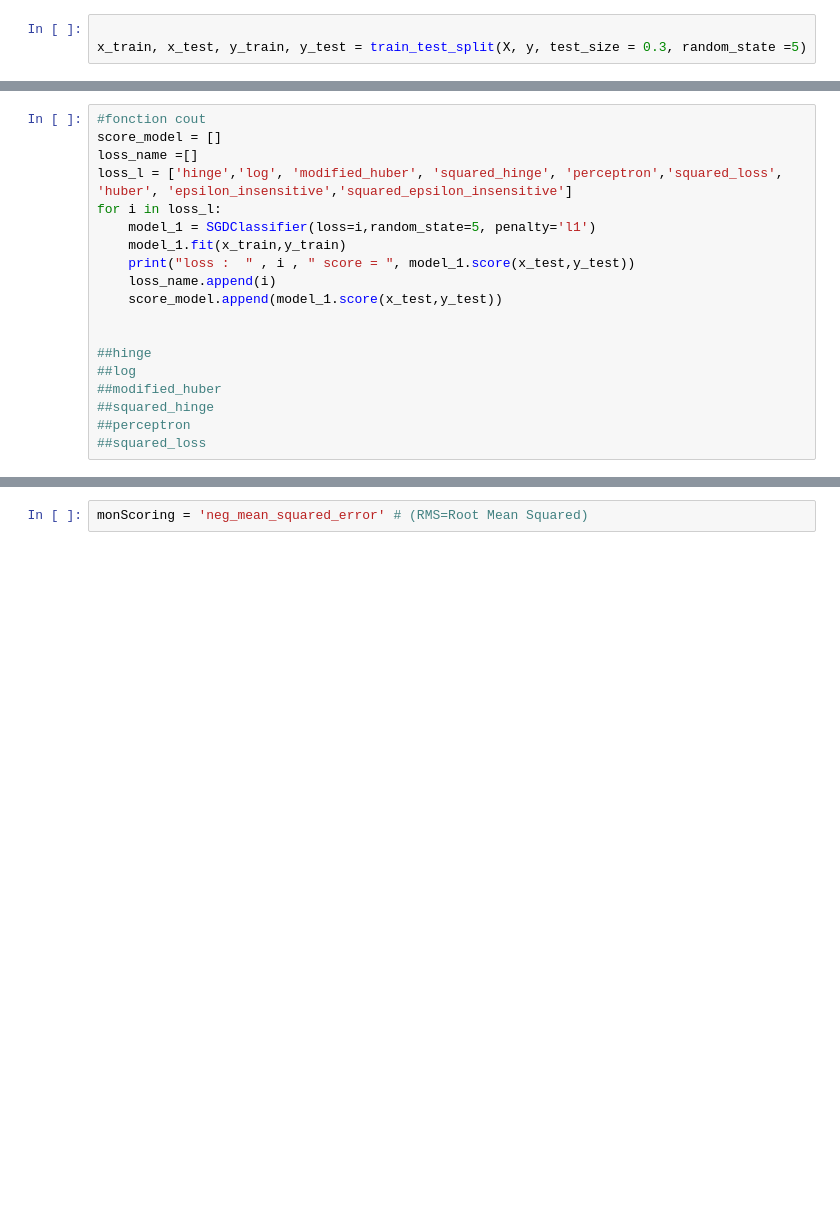
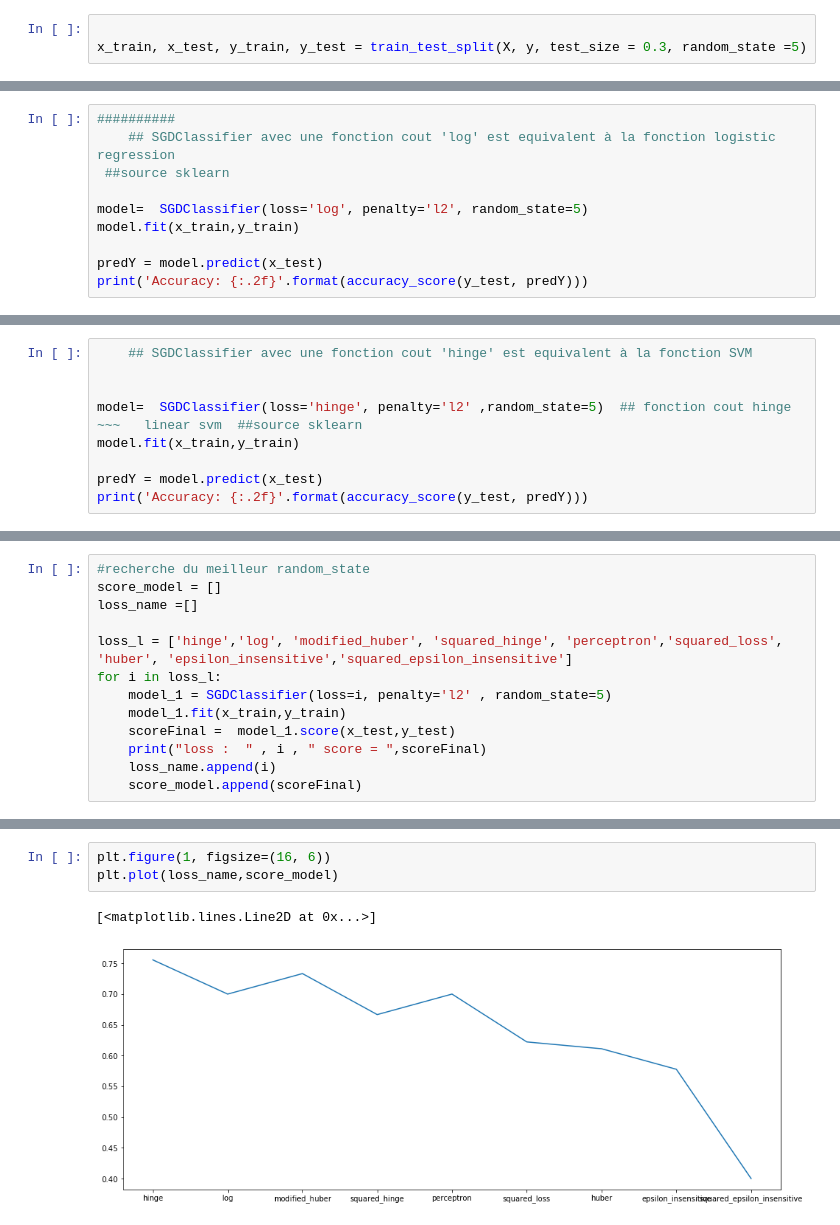
Before and after one commit to ragnvr/IAS_heart_failure, a Jupyter notebook: heart_failure.ipynb, the cells around one changed output, grey strips where cells are left out. Cells and saved outputs as stored; diff of their text form; blank space fills up the shorter version.

```diff
--- a/heart_failure.ipynb
+++ b/heart_failure.ipynb
@@ -309,0 +329,10 @@ print(model.score(x_train,y_train))  ## on pas d'overfitting sinon on aurait eu
+# %%
+##########
+    ## SGDClassifier avec une fonction cout 'log' est equivalent à la fonction logistic regression
+ ##source sklearn
+
+model=  SGDClassifier(loss='log', penalty='l2', random_state=5)
+model.fit(x_train,y_train)
+
+predY = model.predict(x_test)
+print('Accuracy: {:.2f}'.format(accuracy_score(y_test, predY)))
@@ -309,0 +341,9 @@ print(model.score(x_train,y_train))  ## on pas d'overfitting sinon on aurait eu
+# %%
+    ## SGDClassifier avec une fonction cout 'hinge' est equivalent à la fonction SVM
+
+
+model=  SGDClassifier(loss='hinge', penalty='l2' ,random_state=5)  ## fonction cout hinge ~~~   linear svm  ##source sklearn
+model.fit(x_train,y_train)
+
+predY = model.predict(x_test)
+print('Accuracy: {:.2f}'.format(accuracy_score(y_test, predY)))
@@ -310,20 +366,14 @@ print(model.score(x_train,y_train))  ## on pas d'overfitting sinon on aurait eu
 # %%
-#fonction cout
+#recherche du meilleur random_state
 score_model = []
 loss_name =[]
+
 loss_l = ['hinge','log', 'modified_huber', 'squared_hinge', 'perceptron','squared_loss', 'huber', 'epsilon_insensitive','squared_epsilon_insensitive']
 for i in loss_l:
-    model_1 = SGDClassifier(loss=i,random_state=5, penalty='l1')
+    model_1 = SGDClassifier(loss=i, penalty='l2' , random_state=5)
     model_1.fit(x_train,y_train)
-    print("loss :  " , i , " score = ", model_1.score(x_test,y_test))
+    scoreFinal =  model_1.score(x_test,y_test)
+    print("loss :  " , i , " score = ",scoreFinal)
     loss_name.append(i)
-    score_model.append(model_1.score(x_test,y_test))
-
-
-##hinge
-##log
-##modified_huber
-##squared_hinge
-##perceptron
-##squared_loss
+    score_model.append(scoreFinal)
 # %% [output]
@@ -339,2 +389,6 @@ loss :   squared_epsilon_insensitive  score =  0.6888888888888889
-# %%
-monScoring = 'neg_mean_squared_error' # (RMS=Root Mean Squared)
+# %%
+plt.figure(1, figsize=(16, 6))
+plt.plot(loss_name,score_model)
+# %% [output]
+[<matplotlib.lines.Line2D at 0x...>]
+[figure, added]
```
Also changed, not shown: parts of 25 cells of this notebook.
